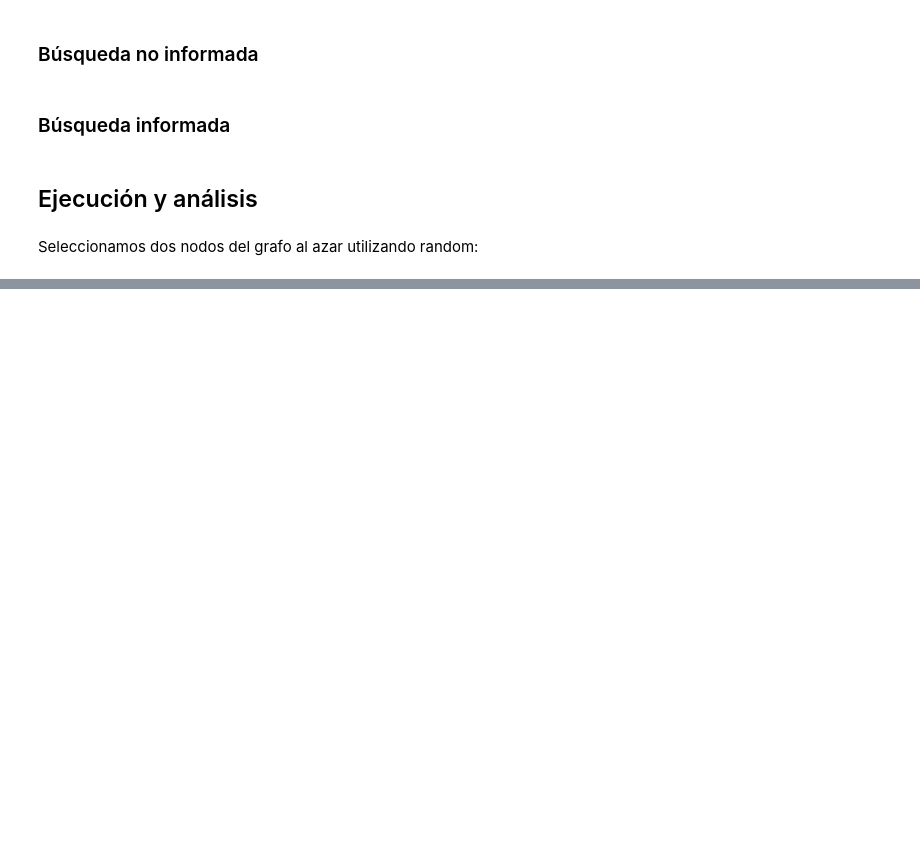
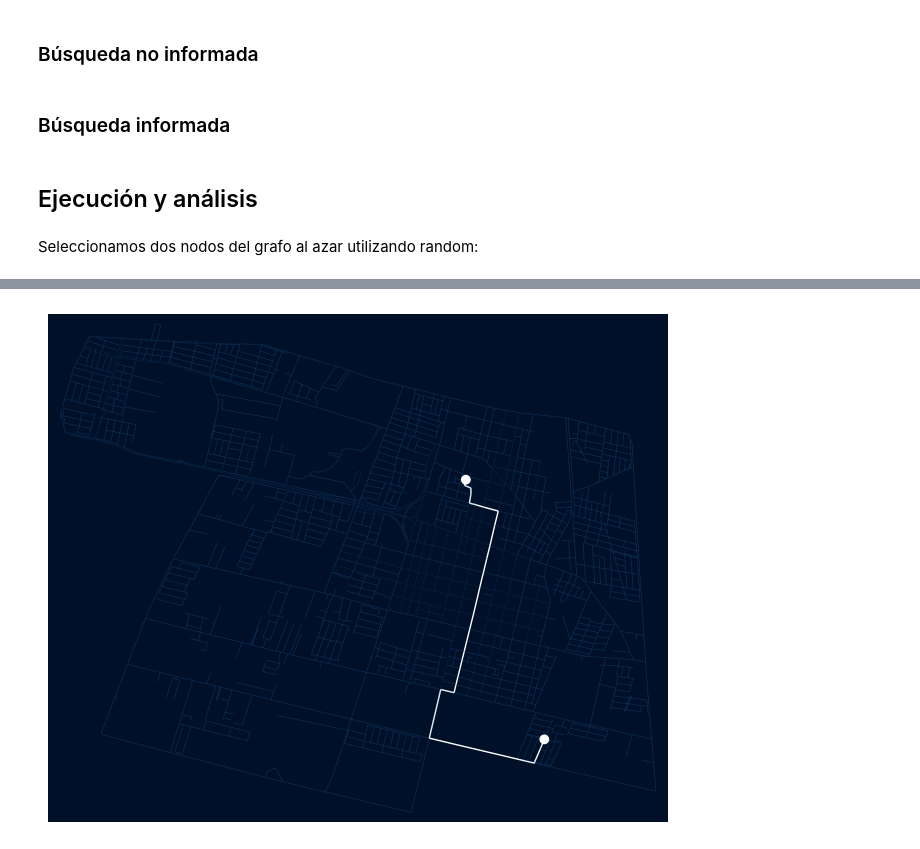
Before and after one commit to schweigenderFlugel/ia-con-python, a Jupyter notebook: searching/actividad_1_busqueda.ipynb, the cells around one changed output, grey strips where cells are left out. Saved outputs shown, nothing was run; the diff lists cells and outputs as text; code cells hidden in the pictures; blank space fills up the shorter version.

```diff
--- a/searching/actividad_1_busqueda.ipynb
+++ b/searching/actividad_1_busqueda.ipynb
@@ -368,0 +382,4 @@ plot_graph()
+# %%
+pintar_camino(inicio, meta)
+# %% [output]
+[figure, added]
```
Also changed, not shown: parts of 15 cells of this notebook, 2 other files.
